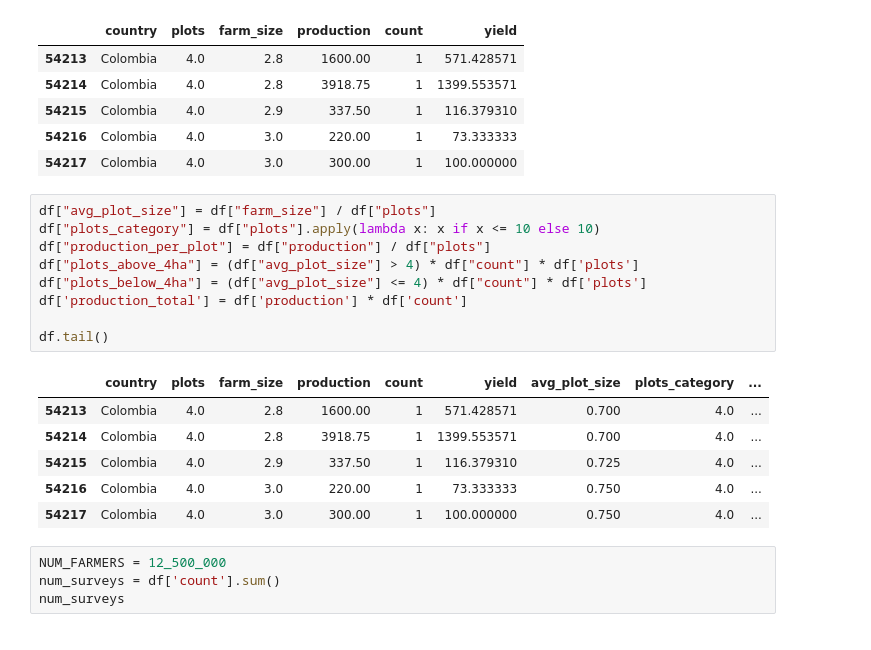
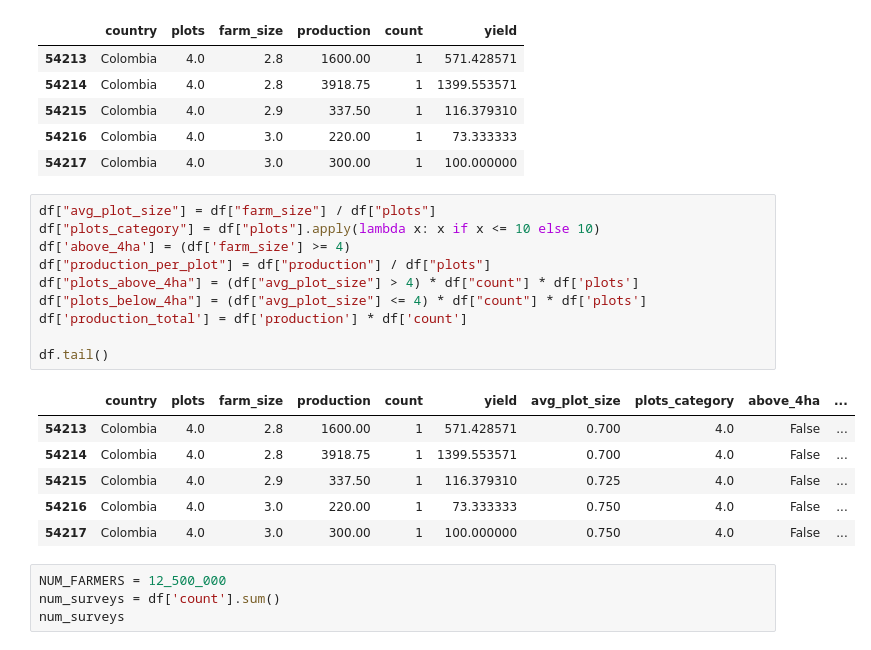
Before and after one commit to ccerv1/supply-chain-simulator, a Jupyter notebook: calibration_models/plot_farmsize_distribution.ipynb, the cells around one changed output. Cells and saved outputs as stored; diff of their text form.

```diff
--- a/calibration_models/plot_farmsize_distribution.ipynb
+++ b/calibration_models/plot_farmsize_distribution.ipynb
@@ -23,19 +23,20 @@ df.tail()
 # %%
 df["avg_plot_size"] = df["farm_size"] / df["plots"]
 df["plots_category"] = df["plots"].apply(lambda x: x if x <= 10 else 10)
+df['above_4ha'] = (df['farm_size'] >= 4)
 df["production_per_plot"] = df["production"] / df["plots"]
 df["plots_above_4ha"] = (df["avg_plot_size"] > 4) * df["count"] * df['plots']
 df["plots_below_4ha"] = (df["avg_plot_size"] <= 4) * df["count"] * df['plots']
 df['production_total'] = df['production'] * df['count']
 
 df.tail()
 # %% [output]
-|  | country | plots | farm_size | production | count | yield | avg_plot_size | plots_category | ... |
-| 54213 | Colombia | 4.0 | 2.8 | 1600.00 | 1 | 571.428571 | 0.700 | 4.0 | ... |
-| 54214 | Colombia | 4.0 | 2.8 | 3918.75 | 1 | 1399.553571 | 0.700 | 4.0 | ... |
-| 54215 | Colombia | 4.0 | 2.9 | 337.50 | 1 | 116.379310 | 0.725 | 4.0 | ... |
-| 54216 | Colombia | 4.0 | 3.0 | 220.00 | 1 | 73.333333 | 0.750 | 4.0 | ... |
-| 54217 | Colombia | 4.0 | 3.0 | 300.00 | 1 | 100.000000 | 0.750 | 4.0 | ... |
+|  | country | plots | farm_size | production | count | yield | avg_plot_size | plots_category | above_4ha | ... |
+| 54213 | Colombia | 4.0 | 2.8 | 1600.00 | 1 | 571.428571 | 0.700 | 4.0 | False | ... |
+| 54214 | Colombia | 4.0 | 2.8 | 3918.75 | 1 | 1399.553571 | 0.700 | 4.0 | False | ... |
+| 54215 | Colombia | 4.0 | 2.9 | 337.50 | 1 | 116.379310 | 0.725 | 4.0 | False | ... |
+| 54216 | Colombia | 4.0 | 3.0 | 220.00 | 1 | 73.333333 | 0.750 | 4.0 | False | ... |
+| 54217 | Colombia | 4.0 | 3.0 | 300.00 | 1 | 100.000000 | 0.750 | 4.0 | False | ... |
 # %%
 NUM_FARMERS = 12_500_000
 num_surveys = df['count'].sum()
```
Also changed, not shown: parts of 4 cells of this notebook.
